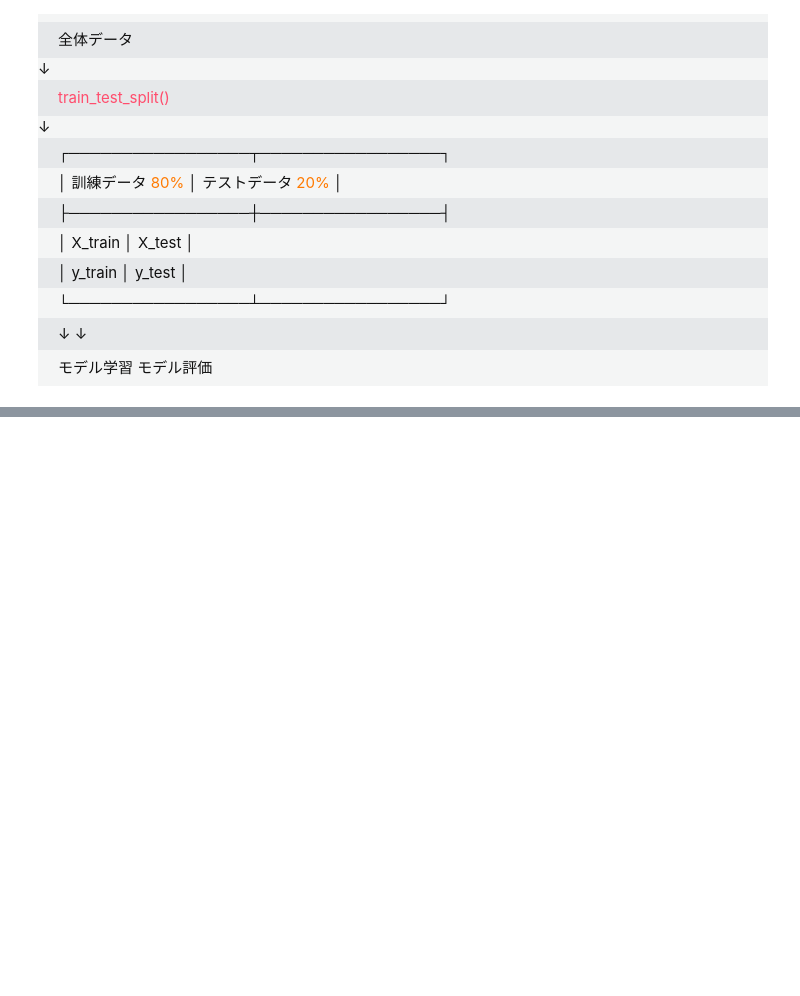
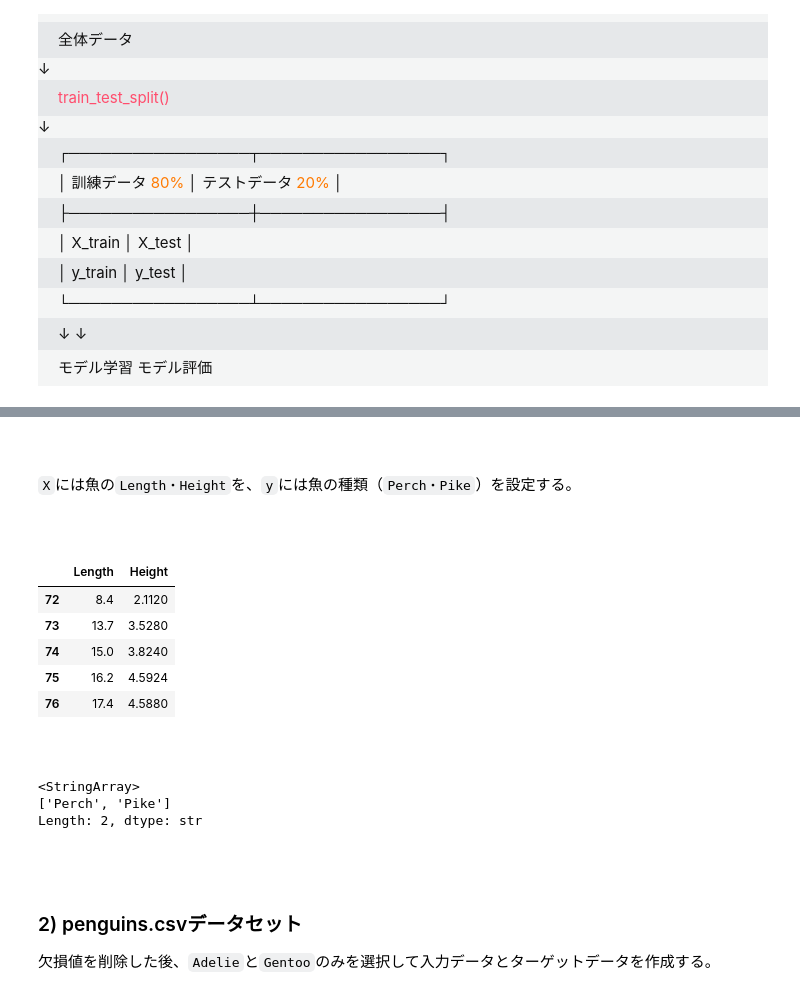
Before and after one commit to KaiLynn99/python_alone, a Jupyter notebook: 2026 9月/10.01 (70日目)/4. 訓練データセット & テストデータセットに分割する.ipynb, the cells around one changed output, grey strips where cells are left out. Drawn from its saved outputs; the diff is of its cells as text; code cells hidden in the pictures; blank space fills up the shorter version.

```diff
--- a/2026 9月/10.01 (70日目)/4. 訓練データセット & テストデータセットに分割する.ipynb
+++ b/2026 9月/10.01 (70日目)/4. 訓練データセット & テストデータセットに分割する.ipynb
@@ -134,0 +397,43 @@ X_train, X_test, y_train, y_test = train_test_split(
+# %% [markdown]
+<br>
+# %%
+# データの読み込み
+fish = pd.read_csv(
+    "https://raw.githubusercontent.com/rickiepark/hg-mldl/master/fish.csv"
+)
+
+# PerchとPikeのみを選択
+fish2 = fish[fish["Species"].isin(["Perch", "Pike"])]
+
+# 入力データ
+X = fish2[["Length", "Height"]]
+
+# 正解（ターゲット）データ
+y = fish2["Species"]
+# %% [markdown]
+`X`には魚の`Length・Height`を、`y`には魚の種類（`Perch・Pike`）を設定する。
+# %% [markdown]
+<br>
+# %%
+X.head()
+# %% [output]
+|  | Length | Height |
+| 72 | 8.4 | 2.1120 |
+| 73 | 13.7 | 3.5280 |
+| 74 | 15.0 | 3.8240 |
+| 75 | 16.2 | 4.5924 |
+| 76 | 17.4 | 4.5880 |
+# %% [markdown]
+<br>
+# %%
+y.unique()
+# %% [output]
+<StringArray>
+['Perch', 'Pike']
+Length: 2, dtype: str
+# %% [markdown]
+<br>
+# %% [markdown]
+### 2) penguins.csvデータセット
+
+欠損値を削除した後、`Adelie`と`Gentoo`のみを選択して入力データとターゲットデータを作成する。
```
Also changed, not shown: parts of 54 cells of this notebook, 7 other files.
